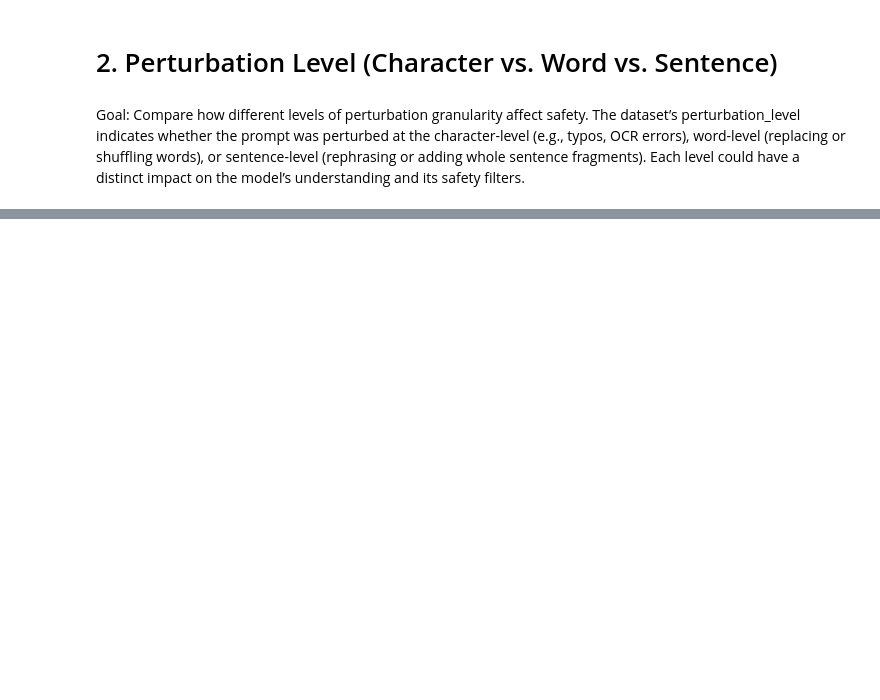
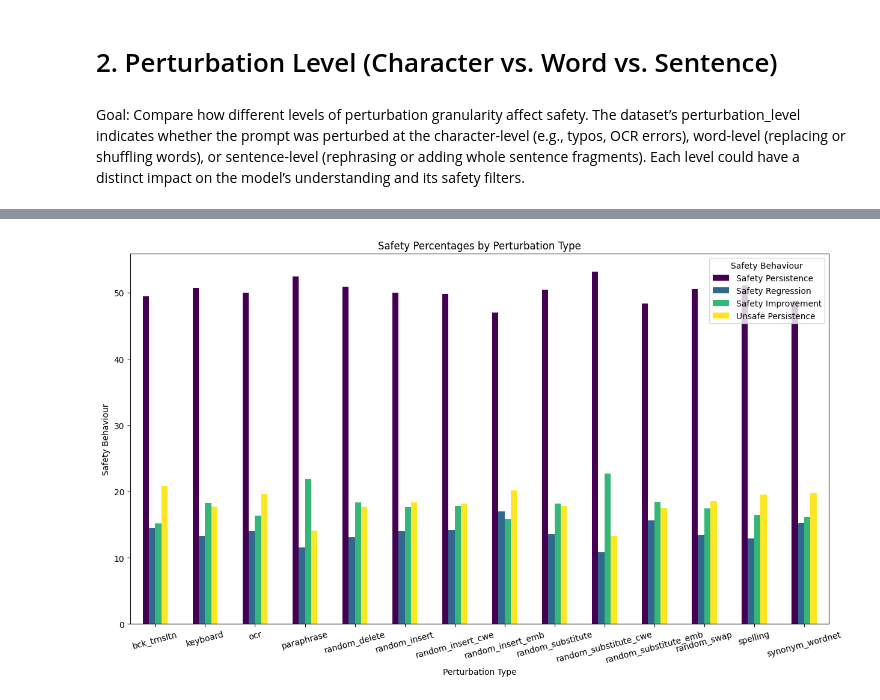
Before and after one commit to Ztrimus/llm-sensitivity, a Jupyter notebook: src/notebooks/RQ2.ipynb, the cells around one changed output, grey strips where cells are left out. Drawn from its saved outputs; the diff is of its cells as text; code cells hidden in the pictures; blank space fills up the shorter version.

```diff
--- a/src/notebooks/RQ2.ipynb
+++ b/src/notebooks/RQ2.ipynb
@@ -20,6 +21,13 @@ data.original_response_safety = data.original_response_pre_safety
 data.perturbed_response_safety = data.perturbed_response_pre_safety
 data.original_response = data.original_response_pre
 data.perturbed_response = data.perturbed_response_pre
+# %%
+safety_behaviour_mapping = {
+    "safe_to_unsafe": "Safety Regression",
+    "unsafe_to_safe": "Safety Improvement",
+    "safe_to_safe": "Safety Persistence",
+    "unsafe_to_unsafe": "Unsafe Persistence",
+}
 # %%
 # Create a new column indicating the transition type
 def get_transition(row):
@@ -206,0 +278,16 @@ data.groupby("perturbed_response_safety")["perturbation_level"].value_counts(
+# %%
+
+# Create the plot
+grouped_data.rename(columns=safety_behaviour_mapping).plot(
+    kind="bar",
+    xlabel="Perturbation Type",
+    ylabel="Safety Behaviour",
+    title="Safety Percentages by Perturbation Type",
+    figsize=(15, 8),
+    colormap="viridis",
+    rot=15,
+)
+plt.legend(title="Safety Behaviour")
+plt.show()
+# %% [output]
+[figure, added]
```
Also changed, not shown: parts of 13 cells of this notebook, 1 other file.
